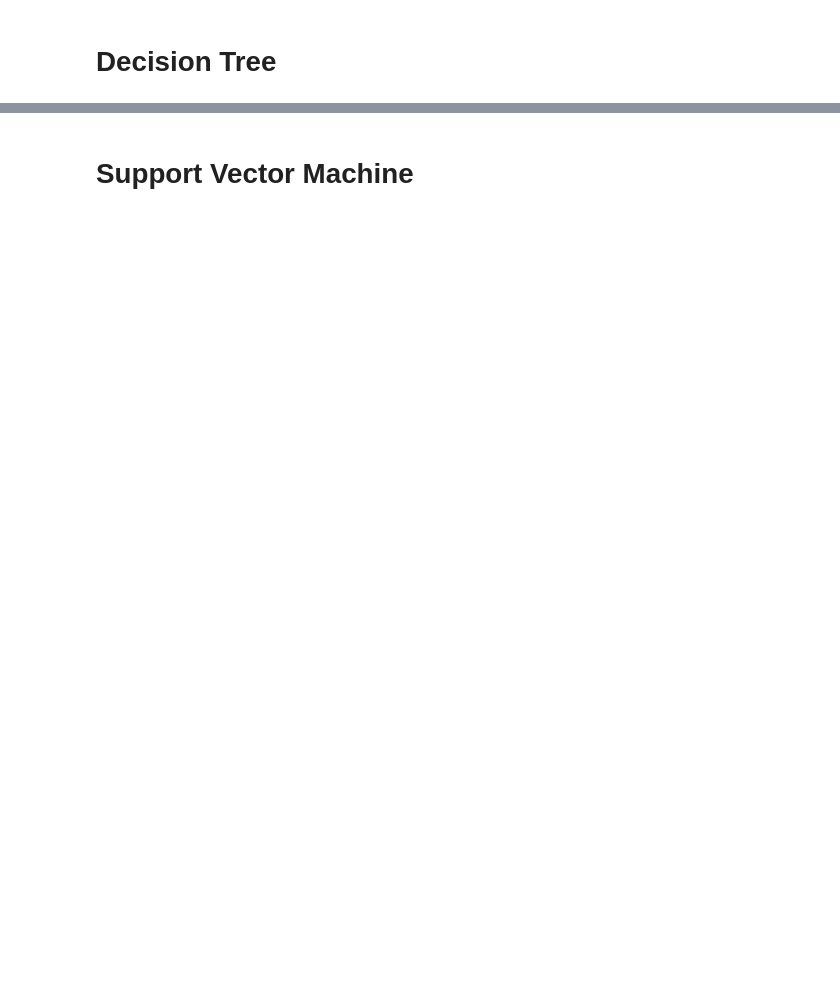
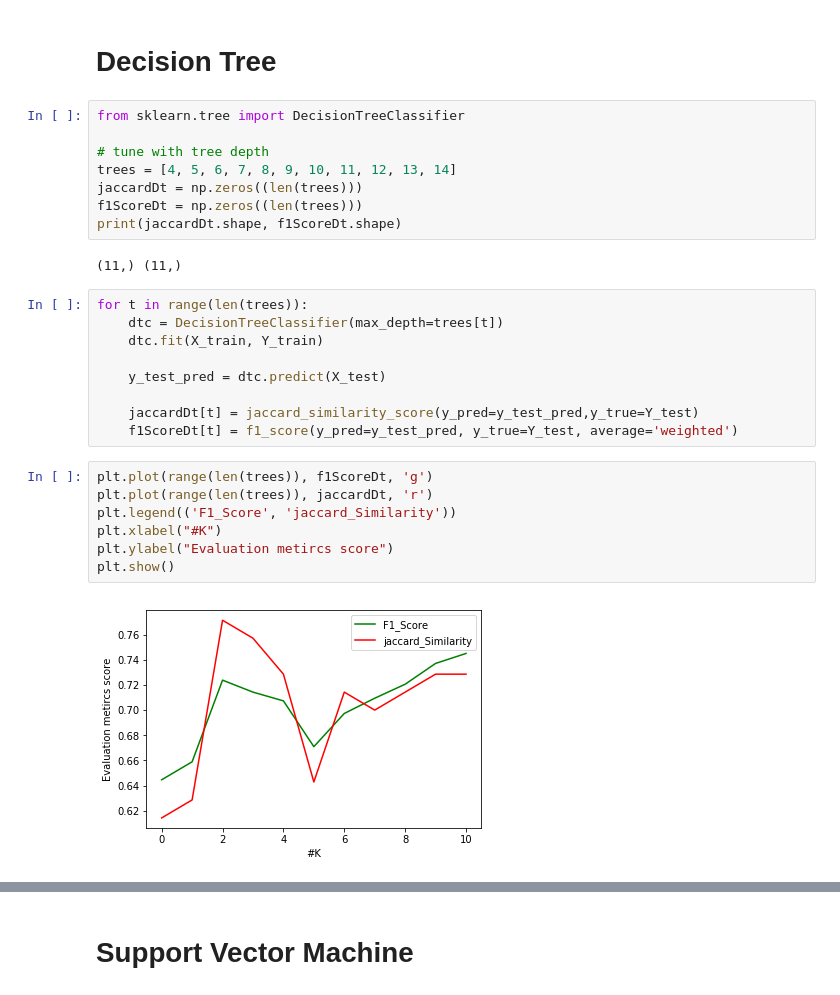
Before and after one commit to Mrutyunjay01/ML-DS-DL-RL-CV-NLP-ETC-Resources-Compilation, a Jupyter notebook: Final_classifier.ipynb, the cells around one changed output, grey strips where cells are left out. Cells and saved outputs as stored; diff of their text form; blank space fills up the shorter version.

```diff
--- a/Final_classifier.ipynb
+++ b/Final_classifier.ipynb
@@ -337,2 +337,30 @@ Best jaccard-similarity-score obtained  0.7857142857142857 for value of K =  6
 # %% [markdown]
 # Decision Tree
+# %%
+from sklearn.tree import DecisionTreeClassifier
+
+# tune with tree depth
+trees = [4, 5, 6, 7, 8, 9, 10, 11, 12, 13, 14]
+jaccardDt = np.zeros((len(trees)))
+f1ScoreDt = np.zeros((len(trees)))
+print(jaccardDt.shape, f1ScoreDt.shape)
+# %% [output]
+(11,) (11,)
+# %%
+for t in range(len(trees)):
+    dtc = DecisionTreeClassifier(max_depth=trees[t])
+    dtc.fit(X_train, Y_train)
+
+    y_test_pred = dtc.predict(X_test)
+
+    jaccardDt[t] = jaccard_similarity_score(y_pred=y_test_pred,y_true=Y_test)
+    f1ScoreDt[t] = f1_score(y_pred=y_test_pred, y_true=Y_test, average='weighted')
+# %%
+plt.plot(range(len(trees)), f1ScoreDt, 'g')
+plt.plot(range(len(trees)), jaccardDt, 'r')
+plt.legend(('F1_Score', 'jaccard_Similarity'))
+plt.xlabel("#K")
+plt.ylabel("Evaluation metircs score")
+plt.show()
+# %% [output]
+[figure, added]
```
Also changed, not shown: parts of 33 cells of this notebook.
